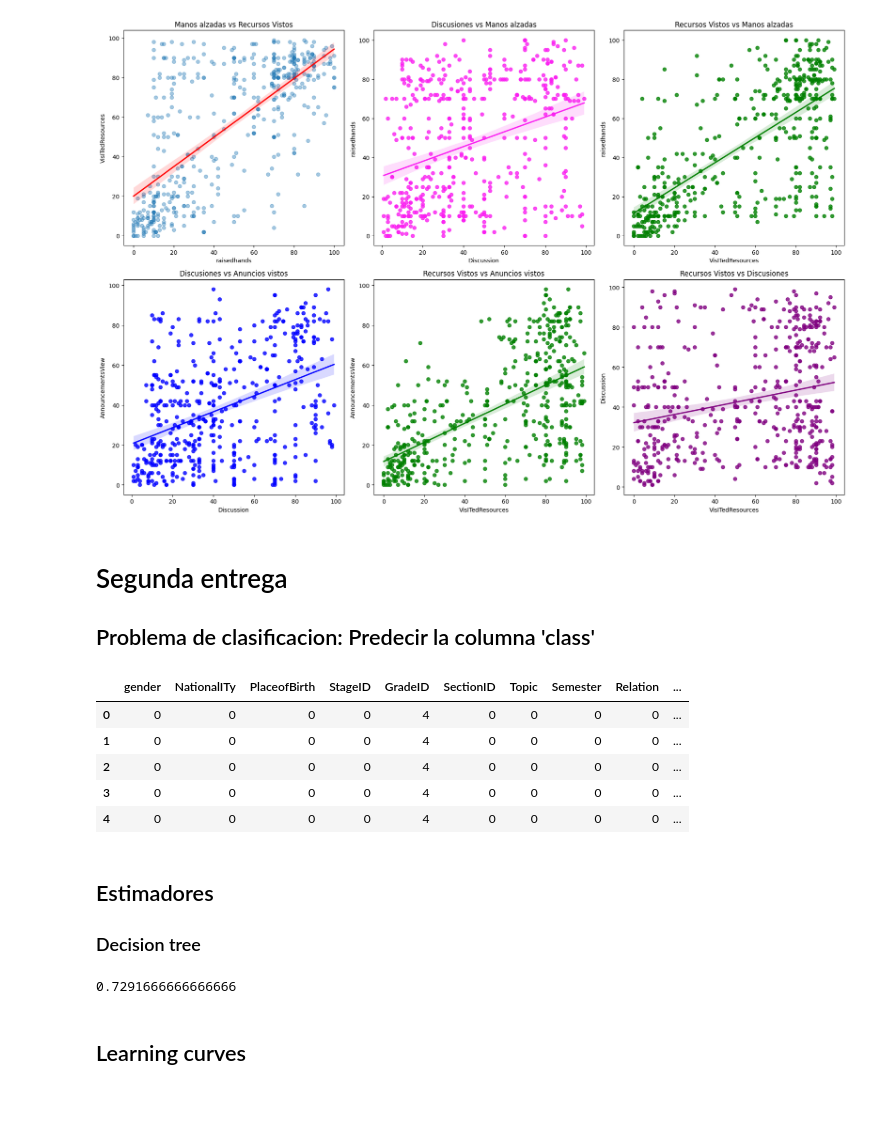
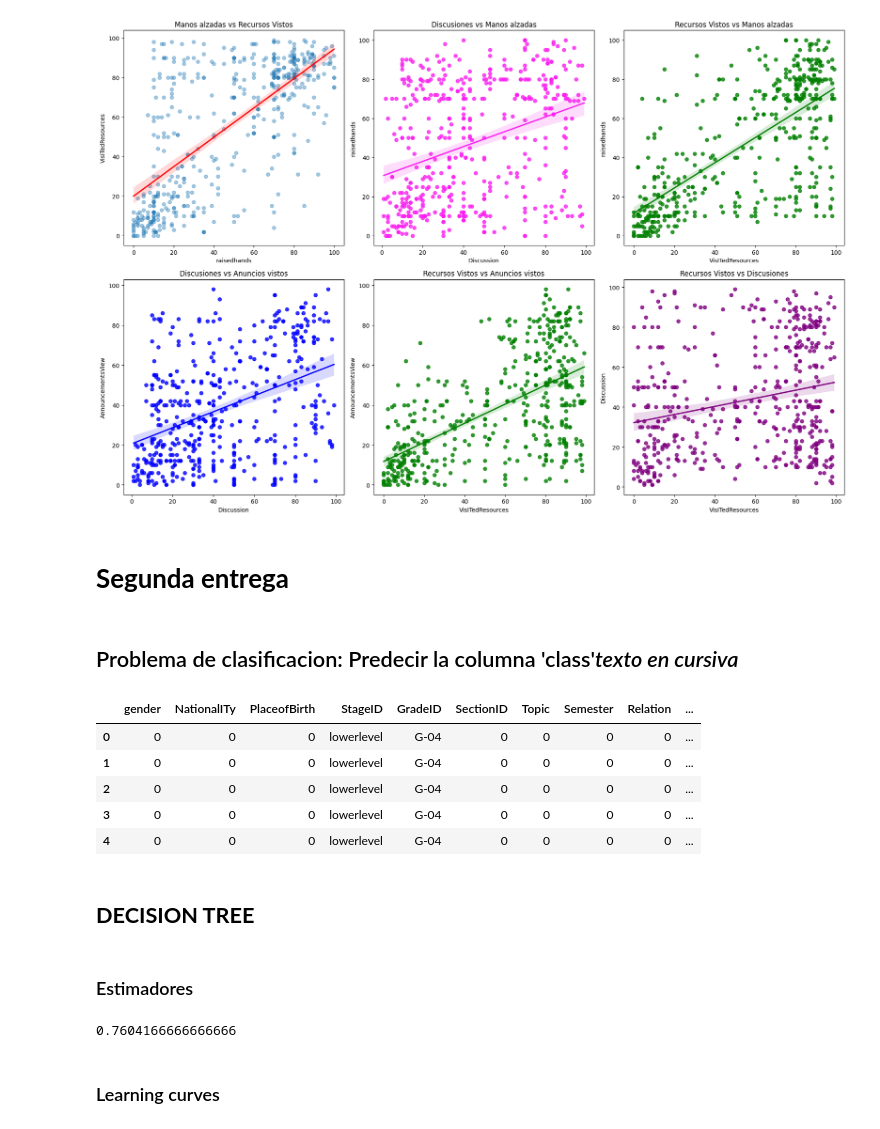
Before and after one commit to smuke123/StudentsPerfomanceAnalysis, a Jupyter notebook: Code/StudentsPerfomanceAnalysis.ipynb, the cells around one changed output. Cells and saved outputs as stored; diff of their text form; code cells hidden in the pictures; blank space fills up the shorter version.

```diff
--- a/Code/StudentsPerfomanceAnalysis.ipynb
+++ b/Code/StudentsPerfomanceAnalysis.ipynb
@@ -323,48 +323,52 @@ plt.tight_layout()
 plt.show()
 # %% [output]
 [figure]
+# %% [markdown]
+# **Segunda entrega**
 # %% [markdown]
-# Segunda entrega
-## Problema de clasificacion: Predecir la columna 'class'
+## Problema de clasificacion: Predecir la columna 'class'*texto en cursiva*
 # %%
+df = pd.read_csv("xAPI-Edu-Data.csv")
+
 ParentAnsweringSurvey_mapping = {'Yes': 0, 'No': 1}
 df['ParentAnsweringSurvey'] = df['ParentAnsweringSurvey'].map(ParentAnsweringSurvey_mapping)
 
 Relation_mapping = {'Father': 0, 'Mum': 1}
 df['Relation'] = df['Relation'].map(Relation_mapping)
 
 Semester_mapping = {'F': 0, 'S': 1}
 df['Semester'] = df['Semester'].map(Semester_mapping)
 
 Topic_mapping = {'IT': 0, 'Math': 1, 'Arabic': 2, 'Science':3, 'English':4, 'Quran':5, 'Spanish':6, 'French':7,
  'History':8, 'Biology':9, 'Chemistry':10, 'Geology':11}
 df['Topic'] = df['Topic'].map(Topic_mapping)
 
 SectionID_mapping = {'A': 0, 'B': 1, 'C': 2}
 df['SectionID'] = df['SectionID'].map(SectionID_mapping)
 
 PlaceofBirth_mapping = {'KuwaIT':0, 'lebanon':1, 'Egypt':2, 'SaudiArabia':3, 'USA':4, 'Jordan':5, 'venzuela':6,
                         'Iran':7, 'Tunis':8, 'Morocco':9, 'Syria':10, 'Iraq':11, 'Palestine':12, 'Lybia':13}
 df['PlaceofBirth'] = df['PlaceofBirth'].map(PlaceofBirth_mapping)
 
 NationalITy_mapping = {'KW':0, 'lebanon':1, 'Egypt':2, 'SaudiArabia':3, 'USA':4, 'Jordan':5, 'venzuela':6,
                         'Iran':7, 'Tunis':8, 'Morocco':9, 'Syria':10, 'Iraq':11, 'Palestine':12, 'Lybia':13}
 df['NationalITy'] = df['NationalITy'].map(NationalITy_mapping)
 
 gender_mapping = {'M': 0, 'F': 1}
 df['gender'] = df['gender'].map(gender_mapping)
 
 df.head()
 # %% [output]
 |  | gender | NationalITy | PlaceofBirth | StageID | GradeID | SectionID | Topic | Semester | Relation | ... |
-| 0 | 0 | 0 | 0 | 0 | 4 | 0 | 0 | 0 | 0 | ... |
-| 1 | 0 | 0 | 0 | 0 | 4 | 0 | 0 | 0 | 0 | ... |
-| 2 | 0 | 0 | 0 | 0 | 4 | 0 | 0 | 0 | 0 | ... |
-| 3 | 0 | 0 | 0 | 0 | 4 | 0 | 0 | 0 | 0 | ... |
-| 4 | 0 | 0 | 0 | 0 | 4 | 0 | 0 | 0 | 0 | ... |
+| 0 | 0 | 0 | 0 | lowerlevel | G-04 | 0 | 0 | 0 | 0 | ... |
+| 1 | 0 | 0 | 0 | lowerlevel | G-04 | 0 | 0 | 0 | 0 | ... |
+| 2 | 0 | 0 | 0 | lowerlevel | G-04 | 0 | 0 | 0 | 0 | ... |
+| 3 | 0 | 0 | 0 | lowerlevel | G-04 | 0 | 0 | 0 | 0 | ... |
+| 4 | 0 | 0 | 0 | lowerlevel | G-04 | 0 | 0 | 0 | 0 | ... |
+# %% [markdown]
+## **DECISION TREE**
 # %% [markdown]
-## Estimadores
-### Decision tree
+### Estimadores
 # %%
 from sklearn.model_selection import train_test_split
 from sklearn.metrics import *
@@ -379,6 +383,6 @@ est= DecisionTreeClassifier()
 est.fit(X_train,y_train)
 print(accuracy_score(est.predict(X_test), y_test))
 # %% [output]
-0.7291666666666666
+0.7604166666666666
 # %% [markdown]
-## Learning curves
+### Learning curves
```
Also changed, not shown: parts of 7 cells of this notebook, 1 other file.
